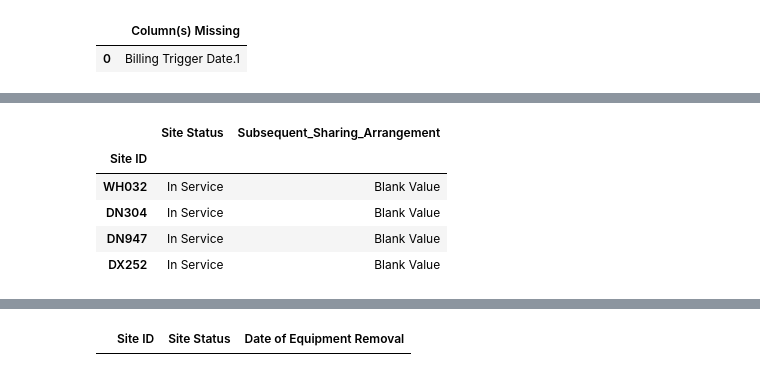
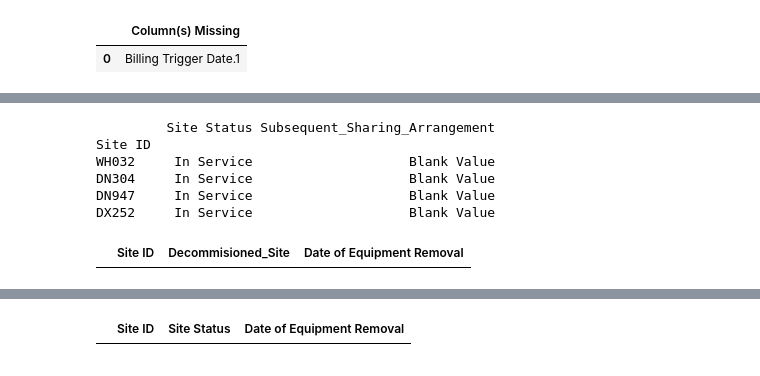
Before and after one commit to emerenan/xlsx_validation, a Jupyter notebook: ie_validations.ipynb, the cells around one changed output, grey strips where cells are left out. Saved outputs shown, nothing was run; the diff lists cells and outputs as text; code cells hidden in the pictures.

Commit message:
update - Put each functing inside specific cell to avoid difficult to check errors

```diff
--- a/ie_validations.ipynb
+++ b/ie_validations.ipynb
@@ -523,41 +325,43 @@ picklist = {
     "Strategic": ['Yes', 'No'],
     'Critical': ['Yes', 'No'],
     'Site Type (See structure Type)': ["DAS passive","GBT","RTT"],
     'INTP ': ["Standard","Core","Transmission"],
     'Core Site Type': ['Non Core', 'Case A', 'Case B'],
     'Transmission System': ["Macro","Public DAS","Long-term Mobile","Transmission"],
     'Macro Site - Transmission Hub Site': ['Yes', 'No'],
     'Macro Site - Transmission Hub Site with/without Shelters': ["With shelters","Without shelters","Non Transmission Hub Site"],
     'Room Configuration': ['Indoor','Outdoor', "KN type Outdoor","RBS type Outdoor"],
     'Power Supply': ['AC','DC', 'AC & DC','No Power'],
     'Air Conditioning': ['No','Yes; Indoor Air Conditioning','Yes; Indoor Free Air cooling / Free cooling units'],
-    'Site Status': ['In Service','Ordered','Pipeline','Planned','To be dismantled'],
     'Strategic_Site_Bucket': ['Yes - 0-5%','Yes - 5-10%','Non Strategic'],
     'CriticalSite_Beyond_10': ['Beyond 10%','Within 10%','Non Critical'],
     'Sites_As_Metered_Estimated': ['Estimated Model','Metered Model'],
     'Meter_Sharing_Site': ['Yes', 'No'],
     "Bts_Sites": ['Yes', 'No'],
     'Phase1_Site_Or_Consent_Site': ['MSA (Phase 1)','PMA (Phase 2)'],
     'WIP_Sites': ['Yes', 'No'],
     'Active_Sharing_Arrangement': ['MORAN (On VF equipment)','MORAN (On non-VF equipment)','MOCN with Spectrum Pooling','Partial Active-Passive','No Active Sharing'],
     'Subsequent_Sharing_Arrangement': ['Yes', 'No']
 
 }
 """Picklist check"""
 actives = towerdb[towerdb['Site Status']=='In Service']
-col_pick =['Site ID ',"Strategic",'Critical','Site Type (See structure Type)','INTP ','Core Site Type','Transmission System',\
+col_pick =["Strategic",'Critical','Site Type (See structure Type)','INTP ','Core Site Type','Transmission System',\
     'Macro Site - Transmission Hub Site','Macro Site - Transmission Hub Site with/without Shelters',\
-    'Room Configuration','Power Supply','Air Conditioning','Site Status','Strategic_Site_Bucket','CriticalSite_Beyond_10',\
+    'Room Configuration','Power Supply','Air Conditioning','Strategic_Site_Bucket','CriticalSite_Beyond_10',\
     'Sites_As_Metered_Estimated','Meter_Sharing_Site',"Bts_Sites",'Phase1_Site_Or_Consent_Site','WIP_Sites','Active_Sharing_Arrangement',\
     'Subsequent_Sharing_Arrangement']
+
 """Picklist check"""
 actives = towerdb[towerdb['Site Status']=='In Service']
-df_picklist = check_picklist_v1(actives, 'Site ID ','Site Status', col_pick, picklist)
-df_picklist
+df_active_picklist = check_picklist_v1(actives, 'Site ID ','Site Status', col_pick, picklist)
+
+print(df_active_picklist)
 # %% [output]
+         Site Status Subsequent_Sharing_Arrangement
+Site ID
+WH032     In Service                    Blank Value
+DN304     In Service                    Blank Value
+DN947     In Service                    Blank Value
+DX252     In Service                    Blank Value
-|  | Site Status | Subsequent_Sharing_Arrangement |
-| Site ID |  |  |
-| WH032 | In Service | Blank Value |
-| DN304 | In Service | Blank Value |
-| DN947 | In Service | Blank Value |
-| DX252 | In Service | Blank Value |
+|  | Site ID | Decommisioned_Site | Date of Equipment Removal |
```
Also changed, not shown: parts of 62 cells of this notebook.
